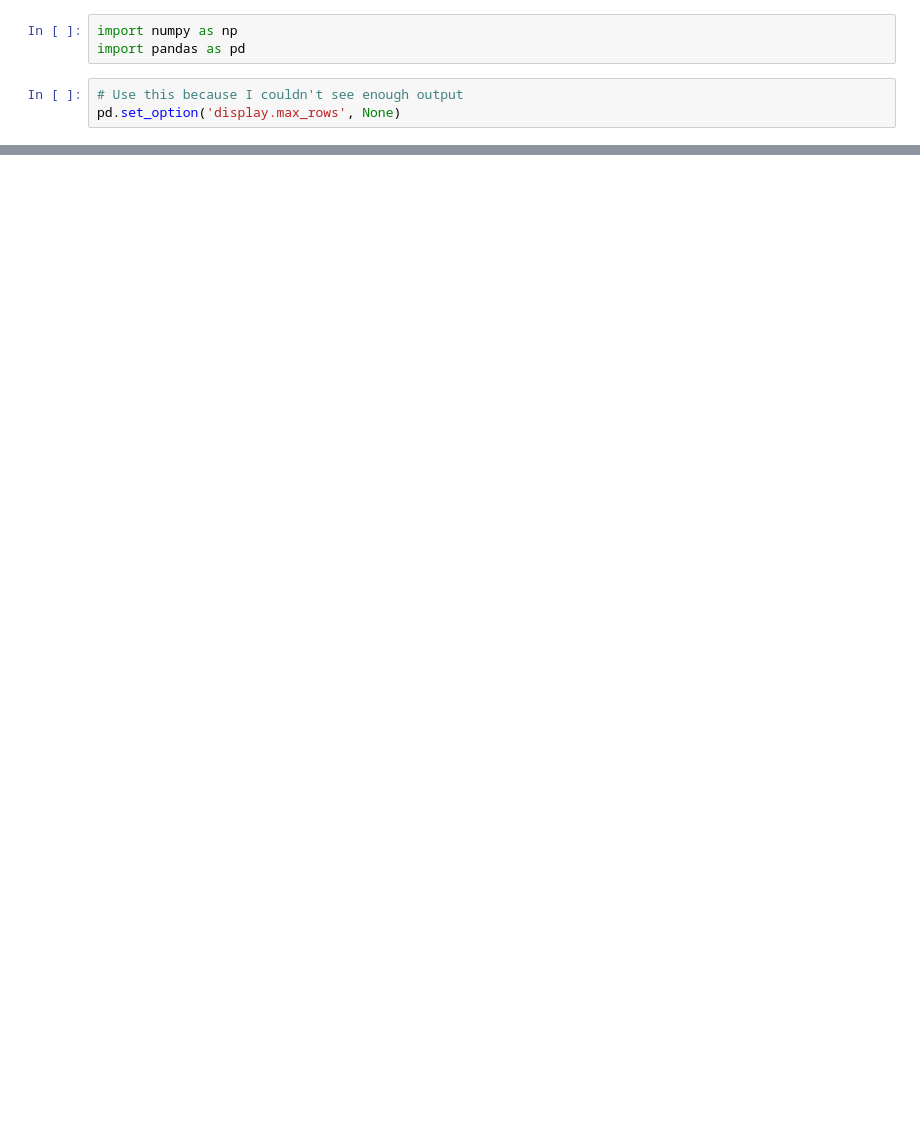
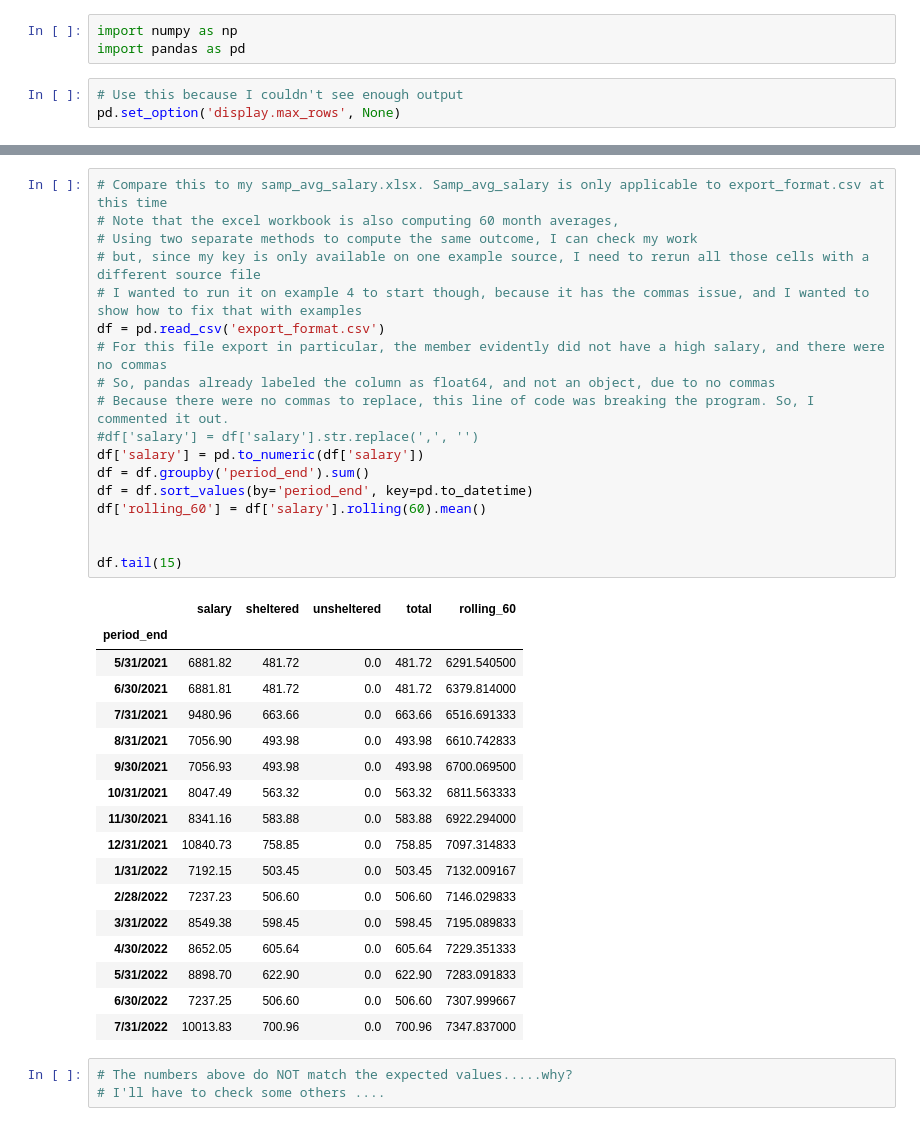
Before and after one commit to danielle3625/avg_salary, a Jupyter notebook: high60_calc_v2.ipynb, the cells around one changed output, grey strips where cells are left out. Cells and saved outputs as stored; diff of their text form; blank space fills up the shorter version.

Commit message:
Calculate rolling average salary and compare values with expected outcomes

```diff
--- a/high60_calc_v2.ipynb
+++ b/high60_calc_v2.ipynb
@@ -119,0 +126,39 @@ KeyError: 'salary'
+# %%
+# Compare this to my samp_avg_salary.xlsx. Samp_avg_salary is only applicable to export_format.csv at this time
+# Note that the excel workbook is also computing 60 month averages,
+# Using two separate methods to compute the same outcome, I can check my work
+# but, since my key is only available on one example source, I need to rerun all those cells with a different source file
+# I wanted to run it on example 4 to start though, because it has the commas issue, and I wanted to show how to fix that with examples
+df = pd.read_csv('export_format.csv')
+# For this file export in particular, the member evidently did not have a high salary, and there were no commas
+# So, pandas already labeled the column as float64, and not an object, due to no commas
+# Because there were no commas to replace, this line of code was breaking the program. So, I commented it out.
+#df['salary'] = df['salary'].str.replace(',', '')
+df['salary'] = pd.to_numeric(df['salary'])
+df = df.groupby('period_end').sum()
+df = df.sort_values(by='period_end', key=pd.to_datetime)
+df['rolling_60'] = df['salary'].rolling(60).mean()
+
+
+df.tail(15)
+# %% [output]
+|  | salary | sheltered | unsheltered | total | rolling_60 |
+| period_end |  |  |  |  |  |
+| 5/31/2021 | 6881.82 | 481.72 | 0.0 | 481.72 | 6291.540500 |
+| 6/30/2021 | 6881.81 | 481.72 | 0.0 | 481.72 | 6379.814000 |
+| 7/31/2021 | 9480.96 | 663.66 | 0.0 | 663.66 | 6516.691333 |
+| 8/31/2021 | 7056.90 | 493.98 | 0.0 | 493.98 | 6610.742833 |
+| 9/30/2021 | 7056.93 | 493.98 | 0.0 | 493.98 | 6700.069500 |
+| 10/31/2021 | 8047.49 | 563.32 | 0.0 | 563.32 | 6811.563333 |
+| 11/30/2021 | 8341.16 | 583.88 | 0.0 | 583.88 | 6922.294000 |
+| 12/31/2021 | 10840.73 | 758.85 | 0.0 | 758.85 | 7097.314833 |
+| 1/31/2022 | 7192.15 | 503.45 | 0.0 | 503.45 | 7132.009167 |
+| 2/28/2022 | 7237.23 | 506.60 | 0.0 | 506.60 | 7146.029833 |
+| 3/31/2022 | 8549.38 | 598.45 | 0.0 | 598.45 | 7195.089833 |
+| 4/30/2022 | 8652.05 | 605.64 | 0.0 | 605.64 | 7229.351333 |
+| 5/31/2022 | 8898.70 | 622.90 | 0.0 | 622.90 | 7283.091833 |
+| 6/30/2022 | 7237.25 | 506.60 | 0.0 | 506.60 | 7307.999667 |
+| 7/31/2022 | 10013.83 | 700.96 | 0.0 | 700.96 | 7347.837000 |
+# %%
+# The numbers above do NOT match the expected values.....why?
+# I'll have to check some others ....
```
Also changed, not shown: parts of 21 cells of this notebook, 1 other file.
